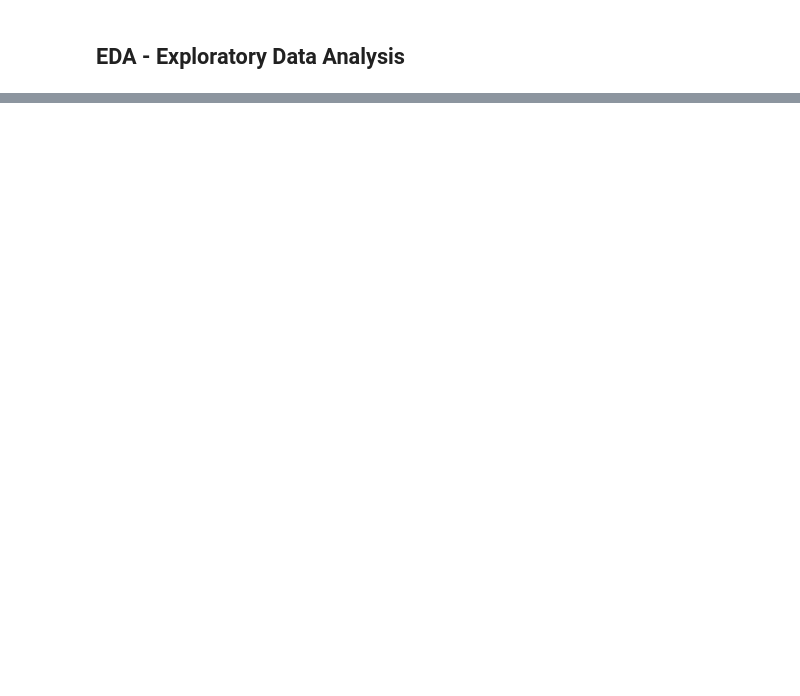
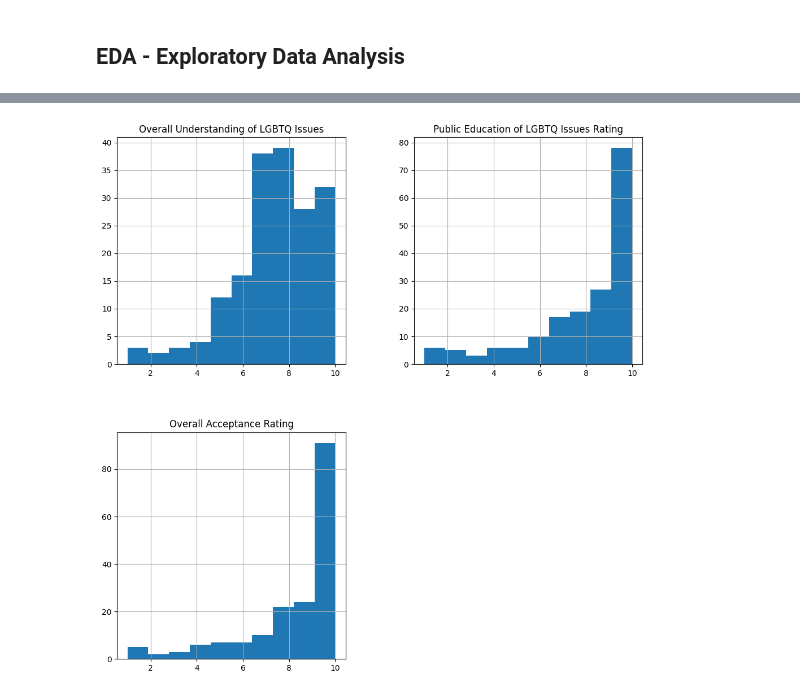
Before and after one commit to amarinmcg/societalacceptanceoflgbtqcommunity, a Jupyter notebook: societalacceptance.ipynb, the cells around one changed output, grey strips where cells are left out. Saved outputs shown, nothing was run; the diff lists cells and outputs as text; code cells hidden in the pictures; blank space fills up the shorter version.

```diff
--- a/societalacceptance.ipynb
+++ b/societalacceptance.ipynb
@@ -17,0 +39,18 @@ df = pd.DataFrame(data)
+# %%
+# Rename the column headers
+df.rename(columns = {'How old are you? Please see the appropriate age range.': 'Age Range',
+                     'How would you describe your ethnicity?': 'Ethnicity',
+                     'How would you describe your sexual orientation?': 'Sexual Orientation',
+                     'What is the highest level of school you have completed or the highest degree you have received?': 'Education Level',
+                     'Do you identify with any of the following religions?': 'Religious Beliefs',
+                     'How would you describe your political viewpoints?': 'Political Viewpoint',
+                     'Do you identify as a member of the LGBTQ+ community?': 'LGBTQ?',
+                     'How frequently do you interact with members of the LGBTQ+ community?': 'Frequency of LGBTQ interaction',
+                     'On a scale of 1-10, how would you rate your overall understanding of LGBTQ+ issues?': 'Overall Understanding of LGBTQ Issues',
+                     'What is your primary source of information about LGBTQ+ issues? (Please choose the best option from this list)': 'Primary Source of LGBTQ Info',
+                     'On a scale of 1-10, how important do you believe it is to educate the public about LGBTQ+ issues?': 'Public Education of LGBTQ Issues Rating',
+                     'On a scale of 1-10, how would you rate your overall acceptance of the LGBTQ+ community?': 'Overall Acceptance Rating',
+                     'Do you believe that LGBTQ+ individuals should have the same rights as non-LGBTQ+ individuals?': 'Equality Rating',
+                     'Have your views on the LGBTQ+ community changed over the last few years?': 'Views Have Changed',
+                     'How would you react if a friend or family member came out as LGBTQ+?': 'Reaction of Coming Out',
+                     'Do you know anyone personally who identifies as LGBTQ+?': 'Knows Someone Who Is LGBTQ'}, inplace = True)
@@ -17,0 +75,7 @@ df = pd.DataFrame(data)
+# %%
+# Remove #, two 'other' columns from the dataframe
+df.drop(['#', 'Other', 'Other.1'], axis = 1, inplace = True)
+# %%
+# Replace Na/NaN values in the approriate columns
+df['Sexual Orientation'] = df['Sexual Orientation'].replace(np.nan, 'Queer')
+df['Religious Beliefs'] = df['Religious Beliefs'].replace(np.nan, 'Other')
@@ -17,0 +104,5 @@ df = pd.DataFrame(data)
+# %%
+# Replace 0, 1 with no, yes in the approriate columns
+cols_to_replace = ['LGBTQ?', 'Knows Someone Who Is LGBTQ', 'Equality Rating', 'Views Have Changed']
+replace_vals = {0: 'No', 1:'Yes'}
+df[cols_to_replace] = df[cols_to_replace].replace(replace_vals)
@@ -34,0 +185,6 @@ df.head(5)
+# %%
+# EDA of numerical columns
+df.hist(figsize=(12,12))
+plt.show()
+# %% [output]
+[figure, added]
```
Also changed, not shown: parts of 14 cells of this notebook.
